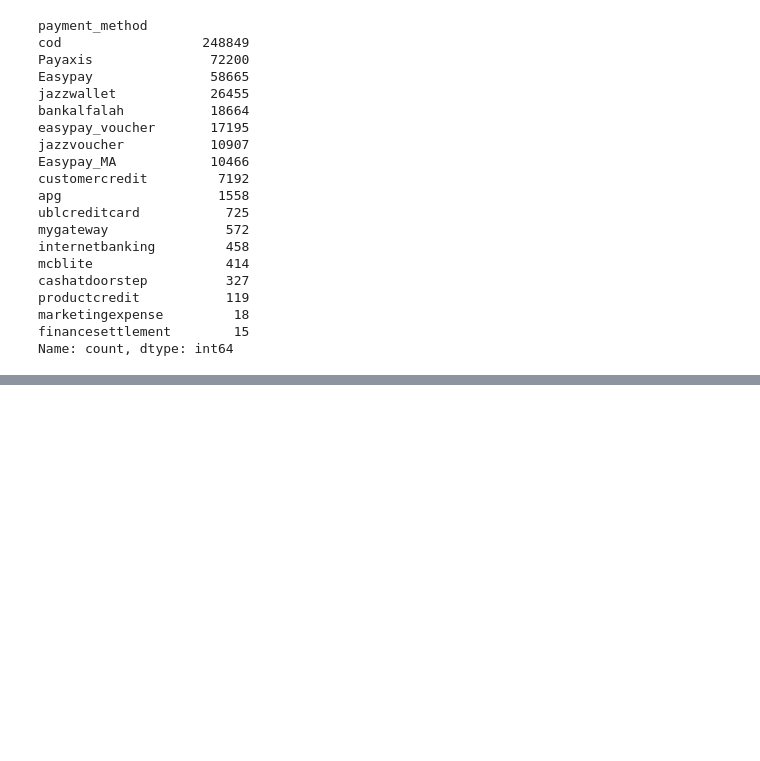
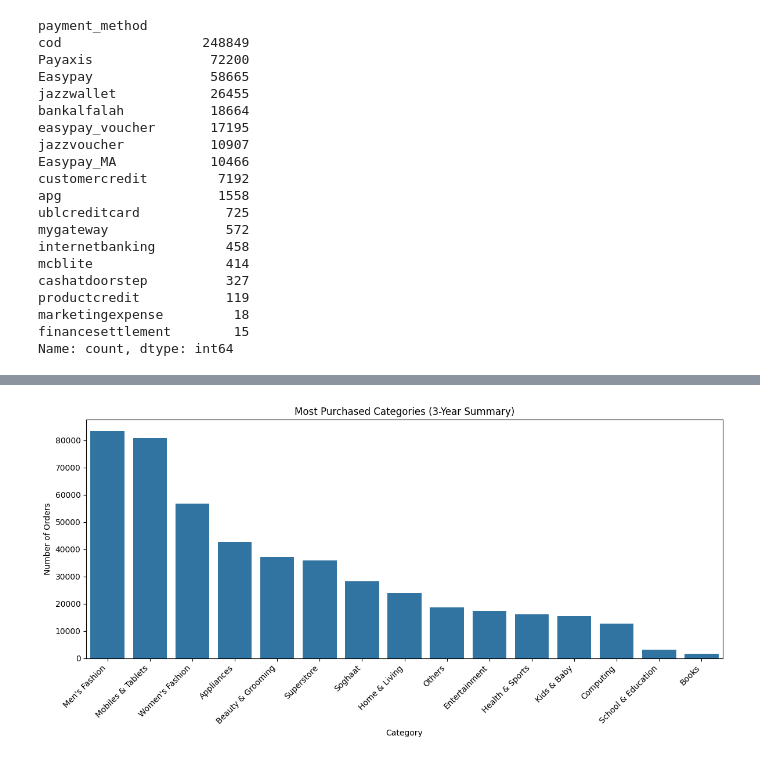
Before and after one commit to alikhanloodhe/Exploratory-and-Explanatory-Data-Analaysis-Data-Visualization, a Jupyter notebook: analysis_Pakistan_e-commerce.ipynb, the cells around one changed output, grey strips where cells are left out. Drawn from its saved outputs; the diff is of its cells as text; code cells hidden in the pictures; blank space fills up the shorter version.

```diff
--- a/analysis_Pakistan_e-commerce.ipynb
+++ b/analysis_Pakistan_e-commerce.ipynb
@@ -544,0 +618,17 @@ df.to_csv("cleaned_dataset.csv", index=False)
+# %%
+# Checking which category is the most sold one throughout these three years
+plt.figure(figsize=(12,6))
+sns.countplot(
+    data=df,
+    x='category_name',
+    order=df['category_name'].value_counts().index
+)
+
+plt.title("Most Purchased Categories (3-Year Summary)")
+plt.xlabel("Category")
+plt.ylabel("Number of Orders")
+plt.xticks(rotation=45, ha='right')
+plt.tight_layout()
+plt.show()
+# %% [output]
+[figure, added]
```
Also changed, not shown: parts of 21 cells of this notebook.
